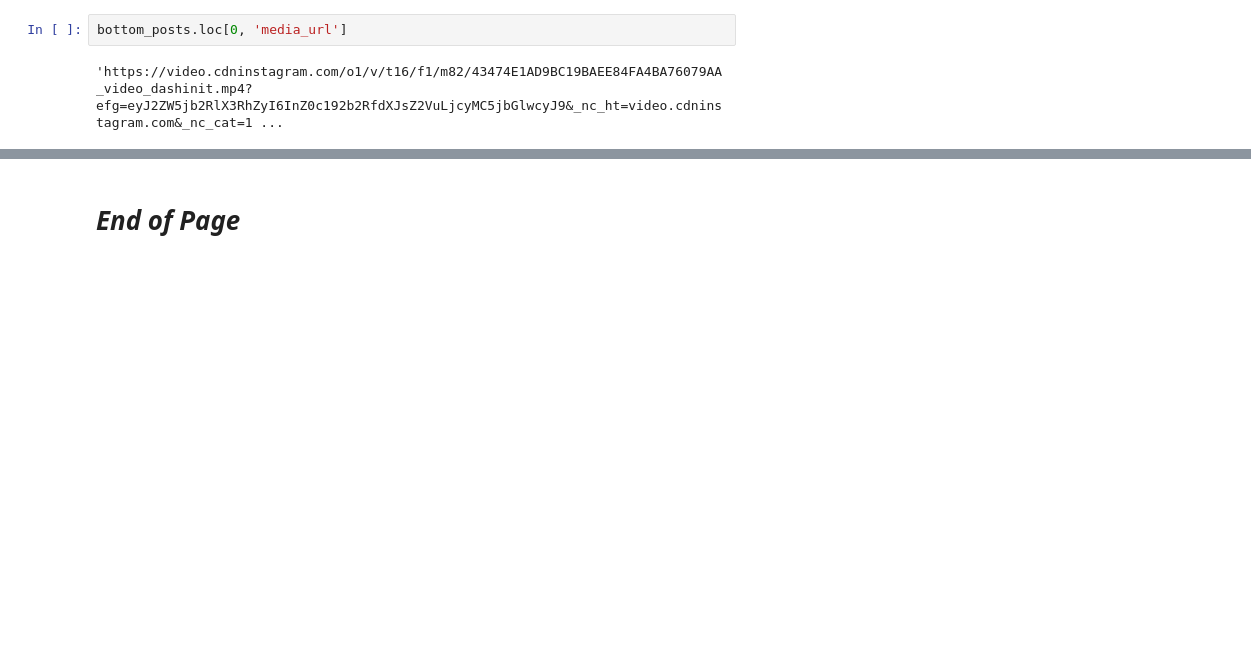
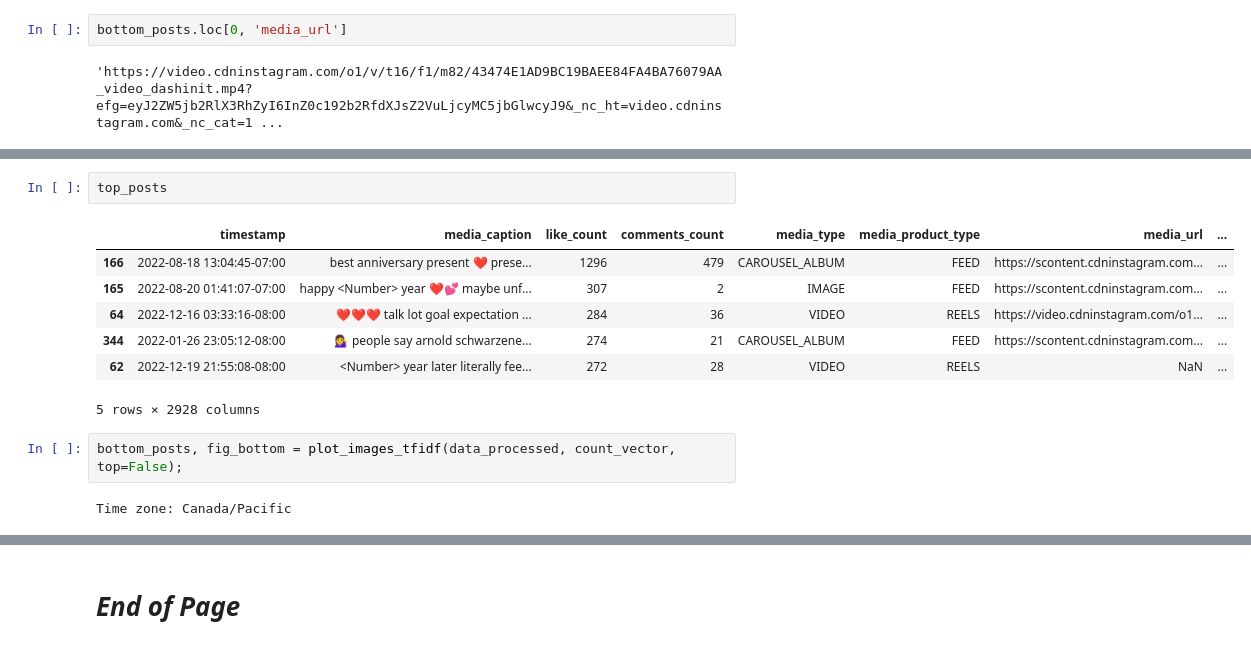
Before and after one commit to silvhua/online-PT-business-KPI, a Jupyter notebook: notebooks/2023-03-05 tfidf top vs bottom posts.ipynb, the cells around one changed output, grey strips where cells are left out. Drawn from its saved outputs; the diff is of its cells as text; blank space fills up the shorter version.

```diff
--- a/notebooks/2023-03-05 tfidf top vs bottom posts.ipynb
+++ b/notebooks/2023-03-05 tfidf top vs bottom posts.ipynb
@@ -237,0 +512,14 @@ Name: post_caption, dtype: object
+# %%
+top_posts
+# %% [output]
+|  | timestamp | media_caption | like_count | comments_count | media_type | media_product_type | media_url | ... |
+| 166 | 2022-08-18 13:04:45-07:00 | best anniversary present ❤️ prese... | 1296 | 479 | CAROUSEL_ALBUM | FEED | https://scontent.cdninstagram.com... | ... |
+| 165 | 2022-08-20 01:41:07-07:00 | happy <Number> year ❤️💕 maybe unf... | 307 | 2 | IMAGE | FEED | https://scontent.cdninstagram.com... | ... |
+| 64 | 2022-12-16 03:33:16-08:00 | ❤️❤️❤️ talk lot goal expectation ... | 284 | 36 | VIDEO | REELS | https://video.cdninstagram.com/o1... | ... |
+| 344 | 2022-01-26 23:05:12-08:00 | 💁‍♀️ people say arnold schwarzene... | 274 | 21 | CAROUSEL_ALBUM | FEED | https://scontent.cdninstagram.com... | ... |
+| 62 | 2022-12-19 21:55:08-08:00 | <Number> year later literally fee... | 272 | 28 | VIDEO | REELS | NaN | ... |
+5 rows × 2928 columns
+# %%
+bottom_posts, fig_bottom = plot_images_tfidf(data_processed, count_vector, top=False);
+# %% [output]
+Time zone: Canada/Pacific
```
Also changed, not shown: parts of 22 cells of this notebook.
